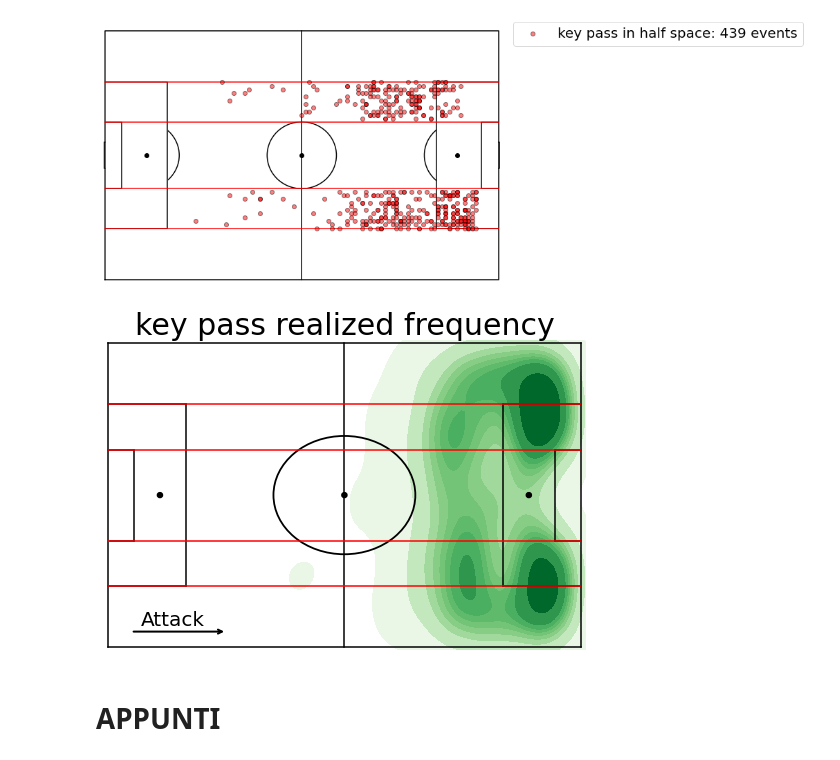
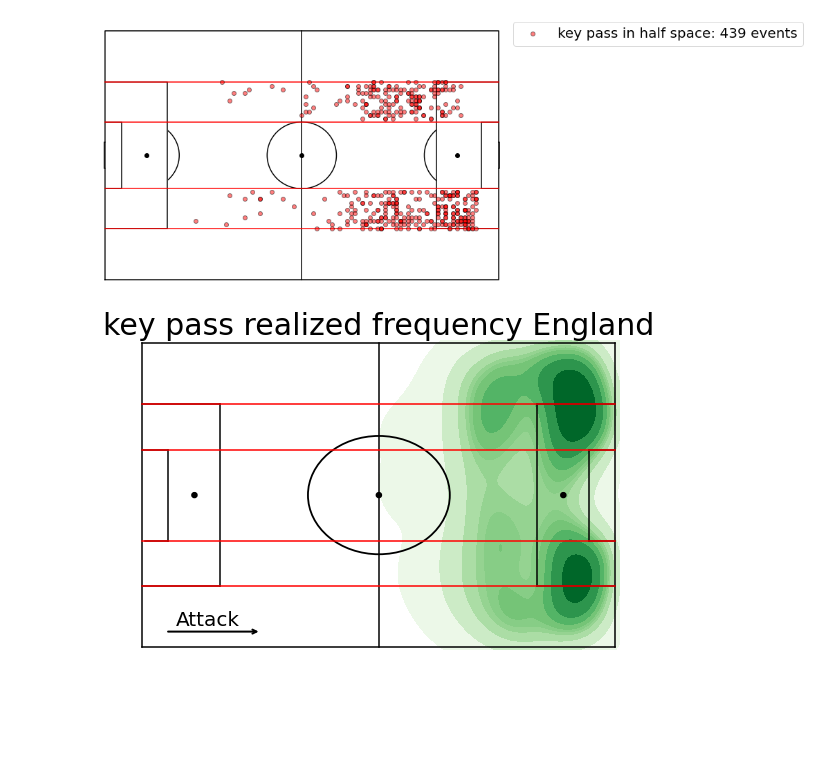
Before and after one commit to PasqualeGorrasi/Football-data, a Jupyter notebook: football pitch zone.ipynb, the cells around one changed output. Saved outputs shown, nothing was run; the diff lists cells and outputs as text; code cells hidden in the pictures; blank space fills up the shorter version.

```diff
--- a/football pitch zone.ipynb
+++ b/football pitch zone.ipynb
@@ -30,4 +30,4 @@ Downloading events data
 Download completed
 # %%
 #specifica country, base è italy
-match_id2match, match_id2events, player_id2player, competition_id2competition, team_id2team = load_public_dataset(data_folder=data_folder, tournament = country)
+match_id2match, match_id2events, player_id2player, competition_id2competition, team_id2team = load_public_dataset(data_folder=data_folder, tournament = 'Italy')
@@ -192,3 +160,5 @@ assist_spain = isolate_event('Spain', 'assist')
+# %%
+keypass_eng = isolate_event('England', 'keypass')
 # %% [markdown]
 ## Plots
 # %% [markdown]
@@ -478,15 +426,13 @@ plt.show()
 [figure]
 # %%
 fig, ax = pitch_halfspace()
-sns.kdeplot(keypass_df['x_start'], keypass_df['y_start'], cmap = 'Greens', shade = True)
+sns.kdeplot(keypass_eng['x_start'], keypass_eng['y_start'], cmap = 'Greens', shade = True)
 
-plt.title('key pass realized frequency', fontsize = 30)
+plt.title('key pass realized frequency England', fontsize = 30)
 plt.xlim(-1,101)
 plt.ylim(-1,101)
 plt.axis('off')
 fig.tight_layout()
 plt.show()
 # %% [output]
-[figure, old version]
+[figure, new version]
-# %% [markdown]
-# APPUNTI
```
Also changed, not shown: parts of 42 cells of this notebook, 2 other files.
